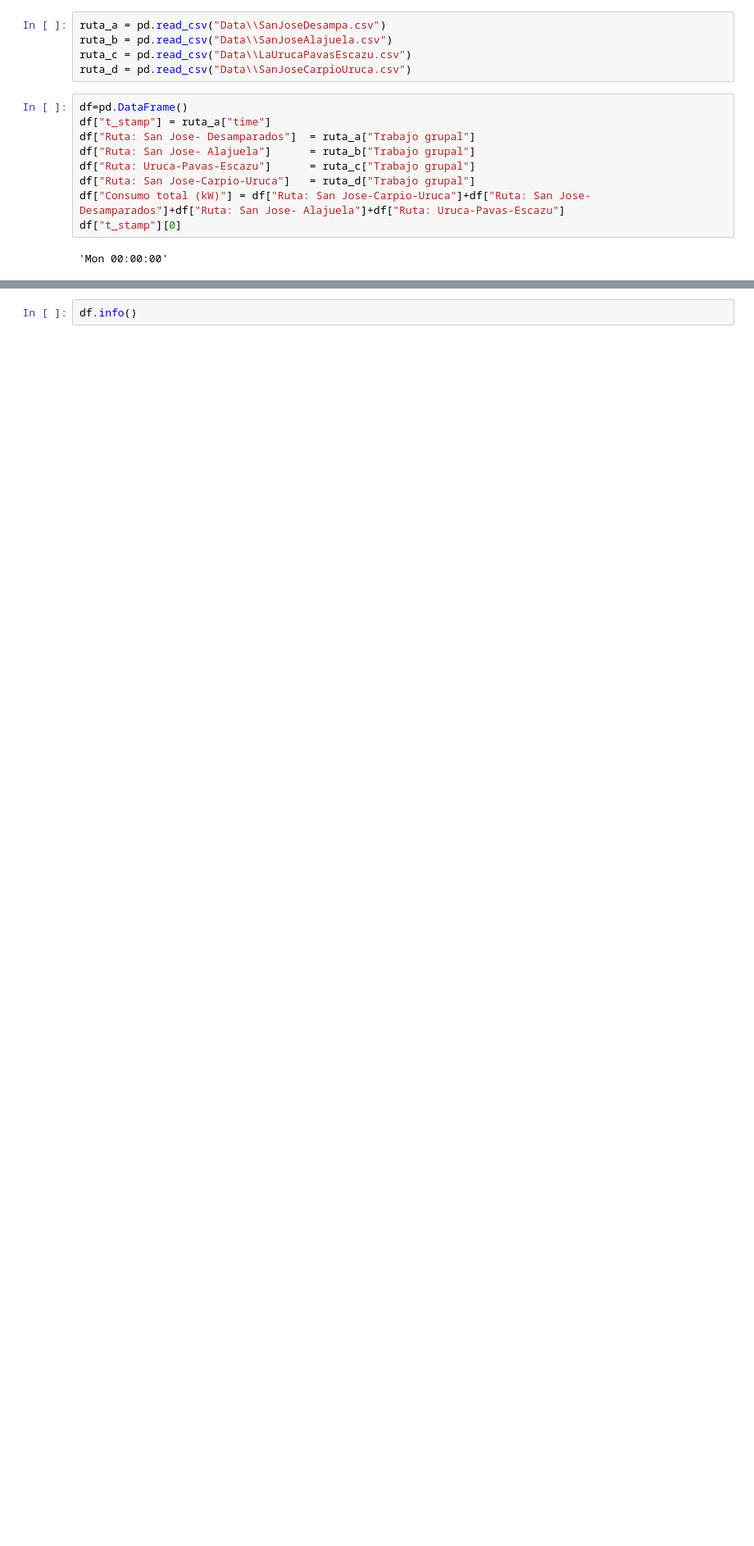
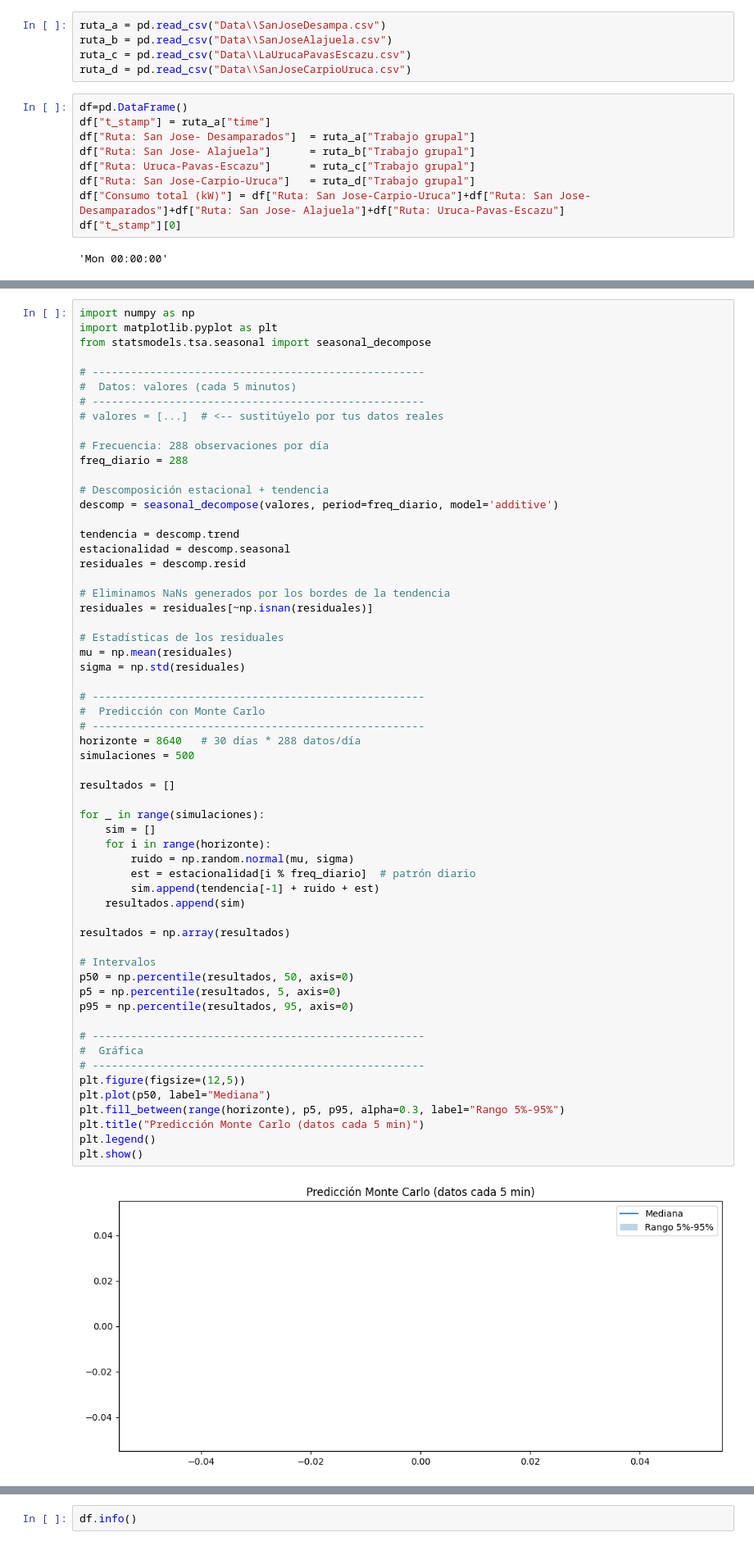
Before and after one commit to Gabriel-Aleman/Estudio-Movilidad-Electrica-, a Jupyter notebook: myNotebook.ipynb, the cells around one changed output, grey strips where cells are left out. Shown at 82% size. Drawn from its saved outputs; the diff is of its cells as text; blank space fills up the shorter version.

```diff
--- a/myNotebook.ipynb
+++ b/myNotebook.ipynb
@@ -25 +57,62 @@ df["t_stamp"][0]
+# %%
+import numpy as np
+import matplotlib.pyplot as plt
+from statsmodels.tsa.seasonal import seasonal_decompose
+
+# ----------------------------------------------------
+#  Datos: valores (cada 5 minutos)
+# ----------------------------------------------------
+# valores = [...]  # <-- sustitúyelo por tus datos reales
+
+# Frecuencia: 288 observaciones por día
+freq_diario = 288
+
+# Descomposición estacional + tendencia
+descomp = seasonal_decompose(valores, period=freq_diario, model='additive')
+
+tendencia = descomp.trend
+estacionalidad = descomp.seasonal
+residuales = descomp.resid
+
+# Eliminamos NaNs generados por los bordes de la tendencia
+residuales = residuales[~np.isnan(residuales)]
+
+# Estadísticas de los residuales
+mu = np.mean(residuales)
+sigma = np.std(residuales)
+
+# ----------------------------------------------------
+#  Predicción con Monte Carlo
+# ----------------------------------------------------
+horizonte = 8640   # 30 días * 288 datos/día
+simulaciones = 500
+
+resultados = []
+
+for _ in range(simulaciones):
+    sim = []
+    for i in range(horizonte):
+        ruido = np.random.normal(mu, sigma)
+        est = estacionalidad[i % freq_diario]  # patrón diario
+        sim.append(tendencia[-1] + ruido + est)
+    resultados.append(sim)
+
+resultados = np.array(resultados)
+
+# Intervalos
+p50 = np.percentile(resultados, 50, axis=0)
+p5 = np.percentile(resultados, 5, axis=0)
+p95 = np.percentile(resultados, 95, axis=0)
+
+# ----------------------------------------------------
+#  Gráfica
+# ----------------------------------------------------
+plt.figure(figsize=(12,5))
+plt.plot(p50, label="Mediana")
+plt.fill_between(range(horizonte), p5, p95, alpha=0.3, label="Rango 5%-95%")
+plt.title("Predicción Monte Carlo (datos cada 5 min)")
+plt.legend()
+plt.show()
+# %% [output]
+[figure, added]
 # %%
```
Also changed, not shown: parts of 3 cells of this notebook, 2 other files.
